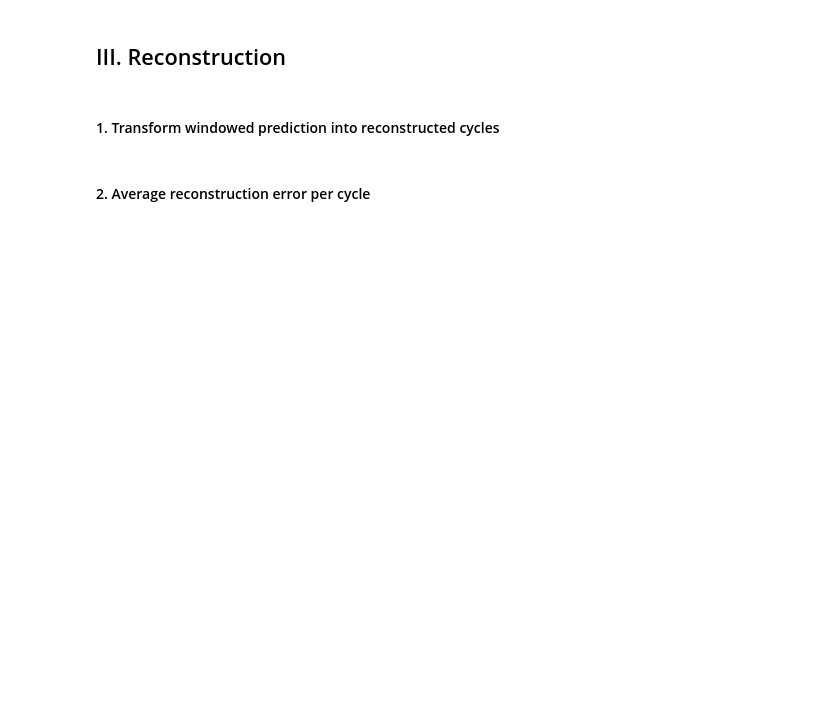
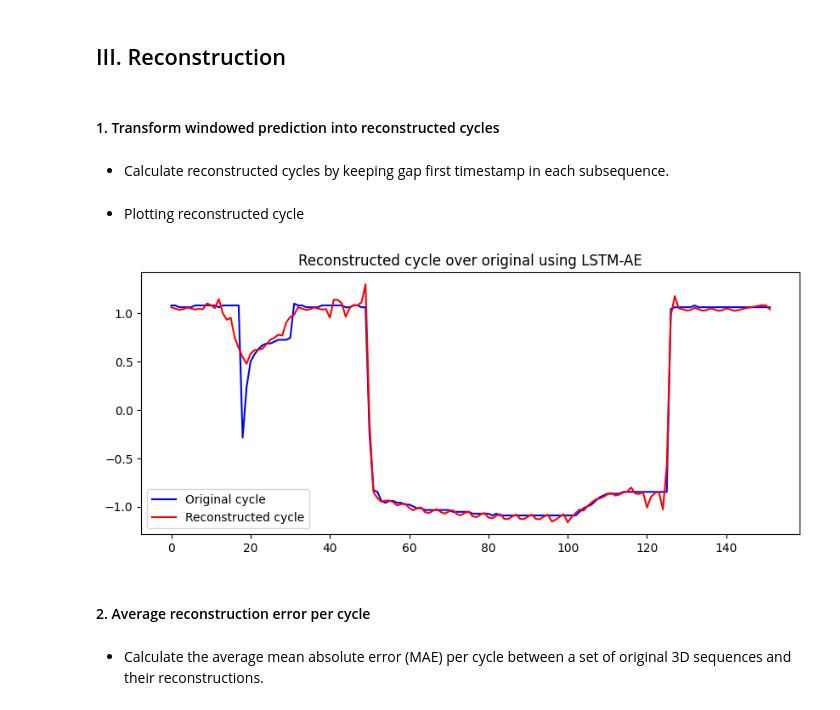
Before and after one commit to Achraf-Louiza/LSTM-AE-TS-anomaly-detection, a Jupyter notebook: anomaly_detection.ipynb, the cells around one changed output. Drawn from its saved outputs; the diff is of its cells as text; code cells hidden in the pictures; blank space fills up the shorter version.

Commit message:
Adding reconstruction processing

```diff
--- a/anomaly_detection.ipynb
+++ b/anomaly_detection.ipynb
@@ -195,5 +207,18 @@ plot_windowed_cycle(dp.s_test, w_pred, cycle=cycle, gap=4)
 ## III. Reconstruction
 # %% [markdown]
 #### 1. Transform windowed prediction into reconstructed cycles
+# %% [markdown]
+- Calculate reconstructed cycles by keeping gap first timestamp in each subsequence.
+# %%
+r_pred = reconstruct_cycles(w_pred, length=152, sub_length=12, gap=4)
+# %% [markdown]
+- Plotting reconstructed cycle
+# %%
+cycle = 6130
+plot_reconstruction(dp.s_test, r_pred, cycle)
+# %% [output]
+[figure, added]
 # %% [markdown]
 #### 2. Average reconstruction error per cycle
+# %% [markdown]
+- Calculate the average mean absolute error (MAE) per cycle between a set of original 3D sequences and their reconstructions.
```
Also changed, not shown: parts of 17 cells of this notebook.
